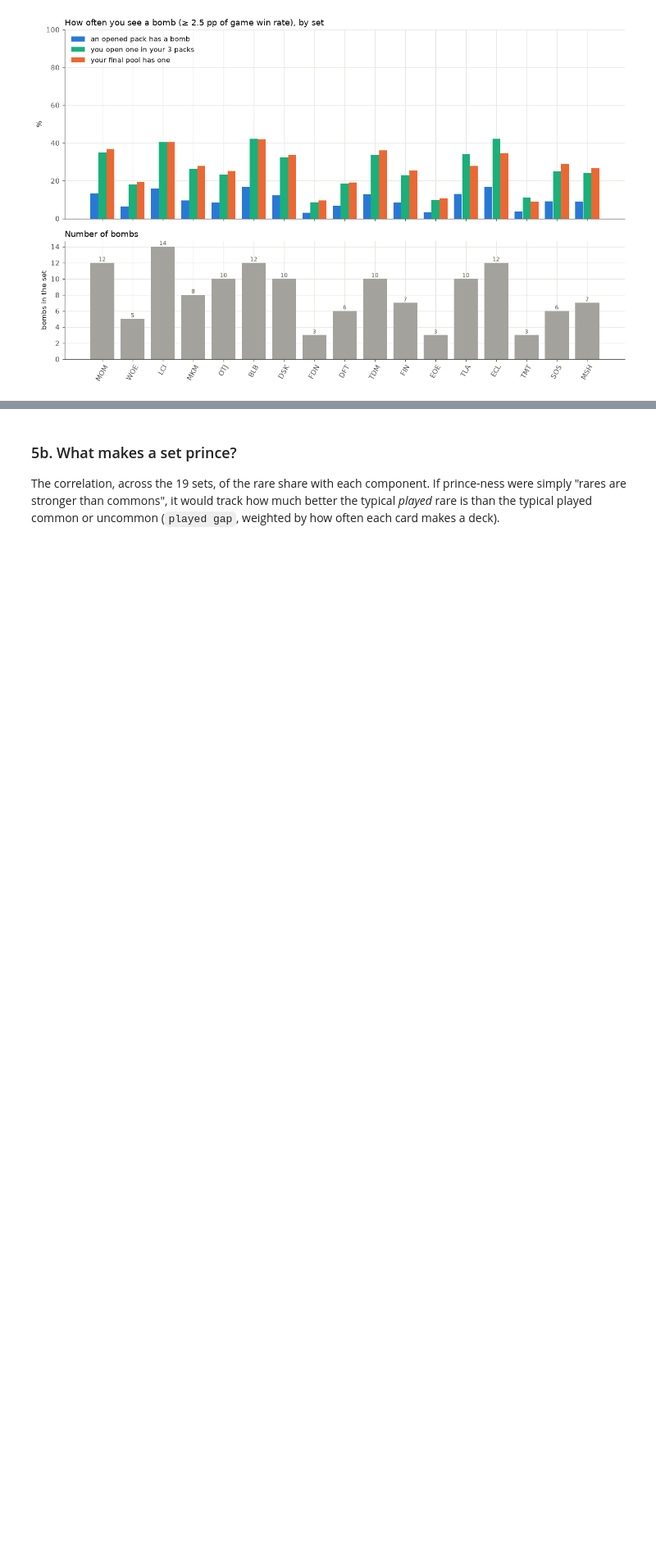
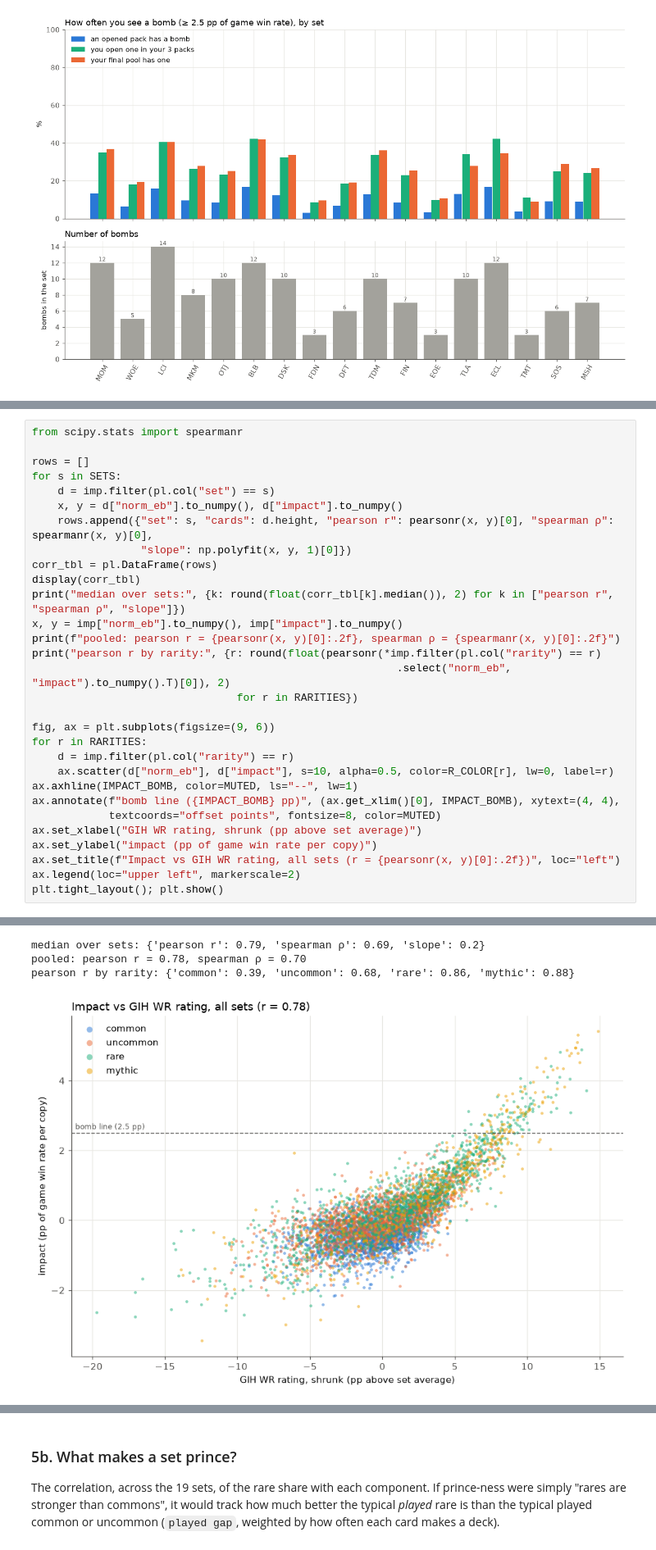
Before and after one commit to zscore/mtg-open-lane, a Jupyter notebook: notebooks/bombs.ipynb, the cells around one changed output, grey strips where cells are left out. Shown at 82% size. Drawn from its saved outputs; the diff is of its cells as text; blank space fills up the shorter version.

```diff
--- a/notebooks/bombs.ipynb
+++ b/notebooks/bombs.ipynb
@@ -524,0 +531,31 @@ plt.tight_layout(); plt.show()
+# %%
+from scipy.stats import spearmanr
+
+rows = []
+for s in SETS:
+    d = imp.filter(pl.col("set") == s)
+    x, y = d["norm_eb"].to_numpy(), d["impact"].to_numpy()
+    rows.append({"set": s, "cards": d.height, "pearson r": pearsonr(x, y)[0], "spearman ρ": spearmanr(x, y)[0],
+                 "slope": np.polyfit(x, y, 1)[0]})
+corr_tbl = pl.DataFrame(rows)
+display(corr_tbl)
+print("median over sets:", {k: round(float(corr_tbl[k].median()), 2) for k in ["pearson r", "spearman ρ", "slope"]})
+x, y = imp["norm_eb"].to_numpy(), imp["impact"].to_numpy()
+print(f"pooled: pearson r = {pearsonr(x, y)[0]:.2f}, spearman ρ = {spearmanr(x, y)[0]:.2f}")
+print("pearson r by rarity:", {r: round(float(pearsonr(*imp.filter(pl.col("rarity") == r)
+                                                         .select("norm_eb", "impact").to_numpy().T)[0]), 2)
+                                for r in RARITIES})
+
+fig, ax = plt.subplots(figsize=(9, 6))
+for r in RARITIES:
+    d = imp.filter(pl.col("rarity") == r)
+    ax.scatter(d["norm_eb"], d["impact"], s=10, alpha=0.5, color=R_COLOR[r], lw=0, label=r)
+ax.axhline(IMPACT_BOMB, color=MUTED, ls="--", lw=1)
+ax.annotate(f"bomb line ({IMPACT_BOMB} pp)", (ax.get_xlim()[0], IMPACT_BOMB), xytext=(4, 4),
+            textcoords="offset points", fontsize=8, color=MUTED)
+ax.set_xlabel("GIH WR rating, shrunk (pp above set average)")
+ax.set_ylabel("impact (pp of game win rate per copy)")
+ax.set_title(f"Impact vs GIH WR rating, all sets (r = {pearsonr(x, y)[0]:.2f})", loc="left")
+ax.legend(loc="upper left", markerscale=2)
+plt.tight_layout(); plt.show()
+# %% [output]
@@ -524,0 +580,4 @@ plt.tight_layout(); plt.show()
+median over sets: {'pearson r': 0.79, 'spearman ρ': 0.69, 'slope': 0.2}
+pooled: pearson r = 0.78, spearman ρ = 0.70
+pearson r by rarity: {'common': 0.39, 'uncommon': 0.68, 'rare': 0.86, 'mythic': 0.88}
+[figure, added]
```
Also changed, not shown: parts of 4 cells of this notebook, 4 other files.
